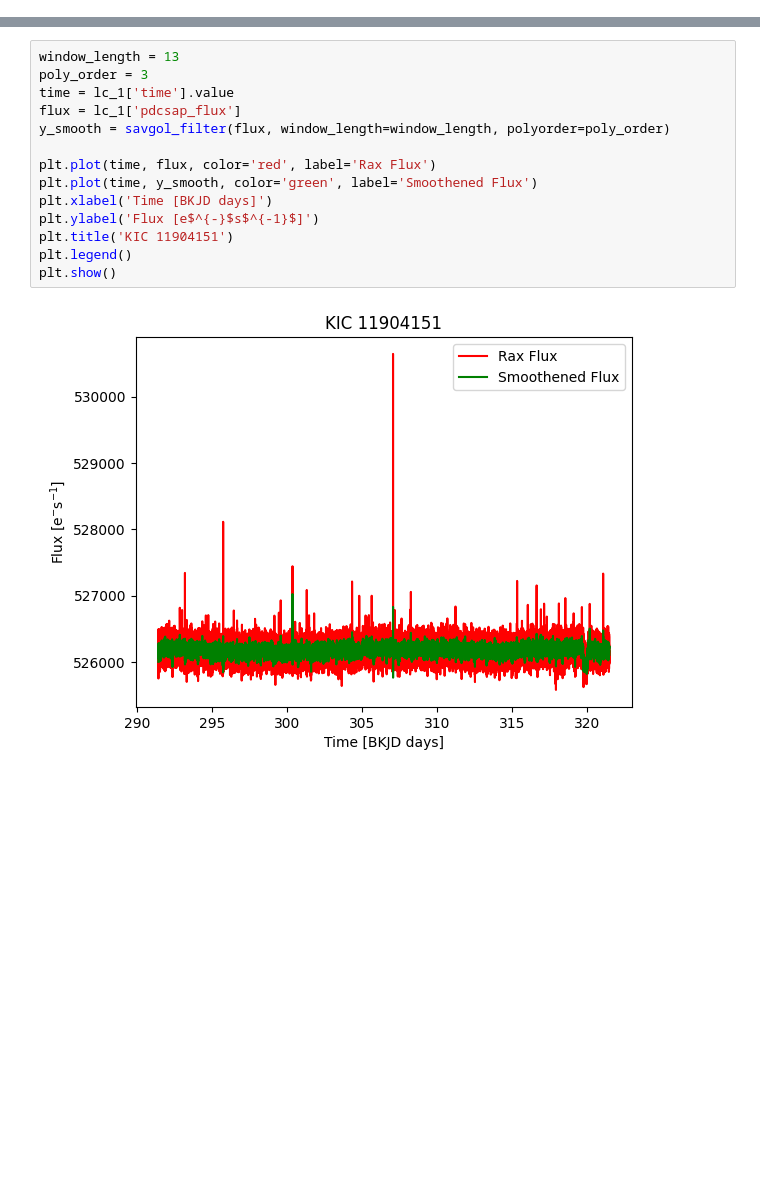
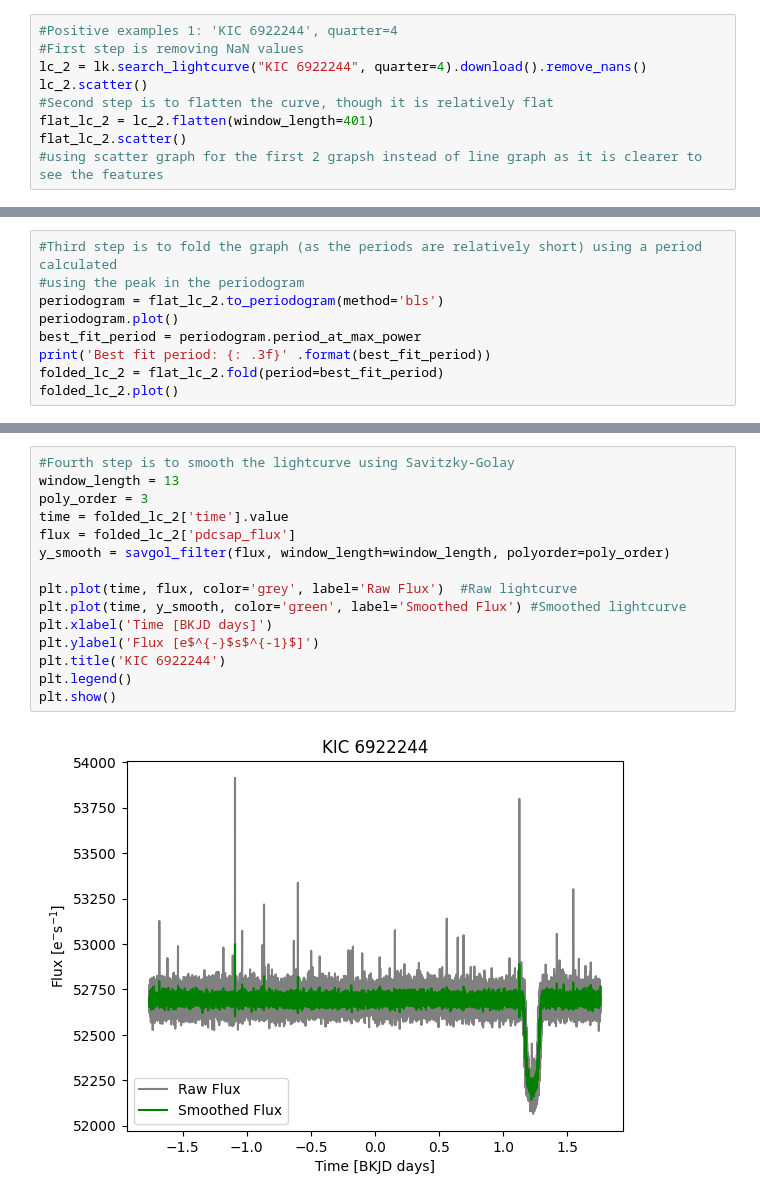
Before and after one commit to HamnahJ99/lightkurve-exoplanet-ml-project, a Jupyter notebook: project-code.ipynb, the cells around one changed output, grey strips where cells are left out. Drawn from its saved outputs; the diff is of its cells as text; blank space fills up the shorter version.

```diff
--- a/project-code.ipynb
+++ b/project-code.ipynb
@@ -34,0 +33,9 @@ lc_1.plot()
+# %%
+#Positive examples 1: 'KIC 6922244', quarter=4
+#First step is removing NaN values
+lc_2 = lk.search_lightcurve("KIC 6922244", quarter=4).download().remove_nans()
+lc_2.scatter()
+#Second step is to flatten the curve, though it is relatively flat
+flat_lc_2 = lc_2.flatten(window_length=401)
+flat_lc_2.scatter()
+#using scatter graph for the first 2 grapsh instead of line graph as it is clearer to see the features
@@ -34,0 +46,9 @@ lc_1.plot()
+# %%
+#Third step is to fold the graph (as the periods are relatively short) using a period calculated
+#using the peak in the periodogram
+periodogram = flat_lc_2.to_periodogram(method='bls')
+periodogram.plot()
+best_fit_period = periodogram.period_at_max_power
+print('Best fit period: {: .3f}' .format(best_fit_period))
+folded_lc_2 = flat_lc_2.fold(period=best_fit_period)
+folded_lc_2.plot()
@@ -35,16 +60,17 @@ lc_1.plot()
 # %%
+#Fourth step is to smooth the lightcurve using Savitzky-Golay
 window_length = 13
 poly_order = 3
-time = lc_1['time'].value
-flux = lc_1['pdcsap_flux']
+time = folded_lc_2['time'].value
+flux = folded_lc_2['pdcsap_flux']
 y_smooth = savgol_filter(flux, window_length=window_length, polyorder=poly_order)
 
-plt.plot(time, flux, color='red', label='Rax Flux')
-plt.plot(time, y_smooth, color='green', label='Smoothened Flux')
+plt.plot(time, flux, color='grey', label='Raw Flux')  #Raw lightcurve
+plt.plot(time, y_smooth, color='green', label='Smoothed Flux') #Smoothed lightcurve
 plt.xlabel('Time [BKJD days]')
 plt.ylabel('Flux [e$^{-}$s$^{-1}$]')
-plt.title('KIC 11904151')
+plt.title('KIC 6922244')
 plt.legend()
 plt.show()
 # %% [output]
-[figure, old version]
+[figure, new version]
```
Also changed, not shown: parts of 8 cells of this notebook.
